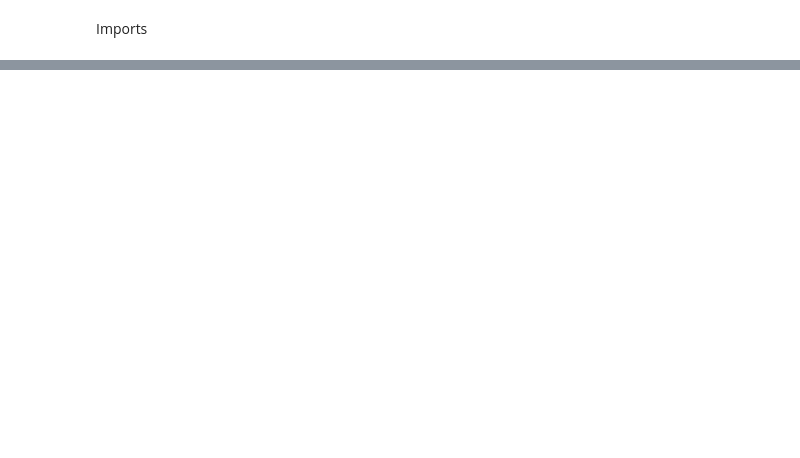
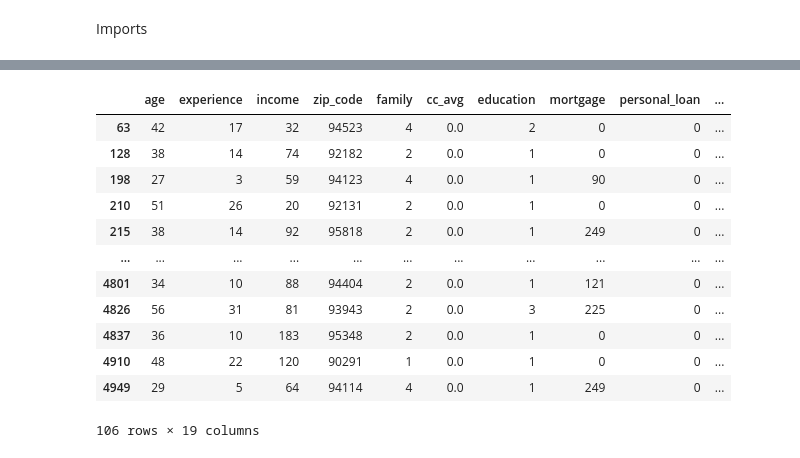
Before and after one commit to marqsleal/machine-learning-1, a Jupyter notebook: src/notebooks/features_exploration.ipynb, the cells around one changed output, grey strips where cells are left out. Drawn from its saved outputs; the diff is of its cells as text; code cells hidden in the pictures; blank space fills up the shorter version.

```diff
--- a/src/notebooks/features_exploration.ipynb
+++ b/src/notebooks/features_exploration.ipynb
@@ -35,0 +98,18 @@ memory usage: 507.9 KB
+# %%
+# Identificando valores tendendo ao infinito...
+
+infinite_values = df[df['financial_maturity_index'].isin([np.inf, -np.inf])]
+# %% [output]
+|  | age | experience | income | zip_code | family | cc_avg | education | mortgage | personal_loan | ... |
+| 63 | 42 | 17 | 32 | 94523 | 4 | 0.0 | 2 | 0 | 0 | ... |
+| 128 | 38 | 14 | 74 | 92182 | 2 | 0.0 | 1 | 0 | 0 | ... |
+| 198 | 27 | 3 | 59 | 94123 | 4 | 0.0 | 1 | 90 | 0 | ... |
+| 210 | 51 | 26 | 20 | 92131 | 2 | 0.0 | 1 | 0 | 0 | ... |
+| 215 | 38 | 14 | 92 | 95818 | 2 | 0.0 | 1 | 249 | 0 | ... |
+| ... | ... | ... | ... | ... | ... | ... | ... | ... | ... | ... |
+| 4801 | 34 | 10 | 88 | 94404 | 2 | 0.0 | 1 | 121 | 0 | ... |
+| 4826 | 56 | 31 | 81 | 93943 | 2 | 0.0 | 3 | 225 | 0 | ... |
+| 4837 | 36 | 10 | 183 | 95348 | 2 | 0.0 | 1 | 0 | 0 | ... |
+| 4910 | 48 | 22 | 120 | 90291 | 1 | 0.0 | 1 | 0 | 0 | ... |
+| 4949 | 29 | 5 | 64 | 94114 | 4 | 0.0 | 1 | 249 | 0 | ... |
+106 rows × 19 columns
```
Also changed, not shown: parts of 16 cells of this notebook, 4 other files.
